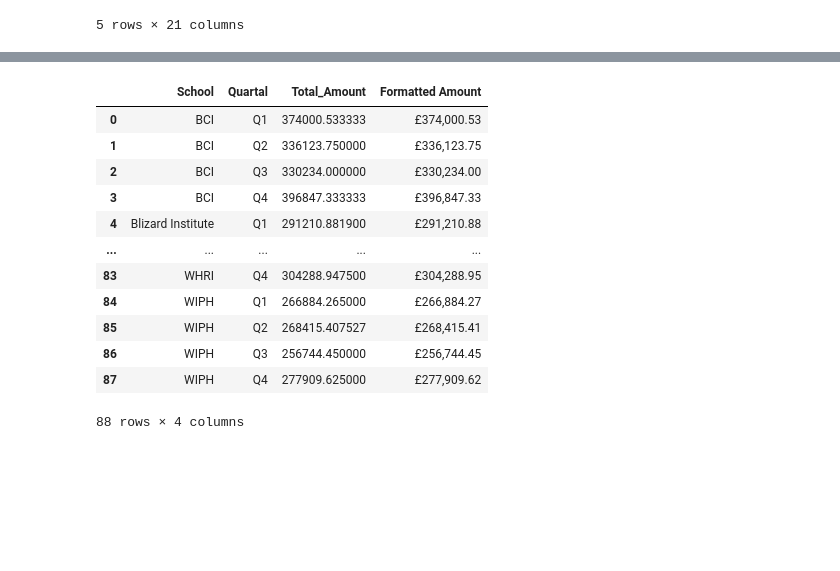
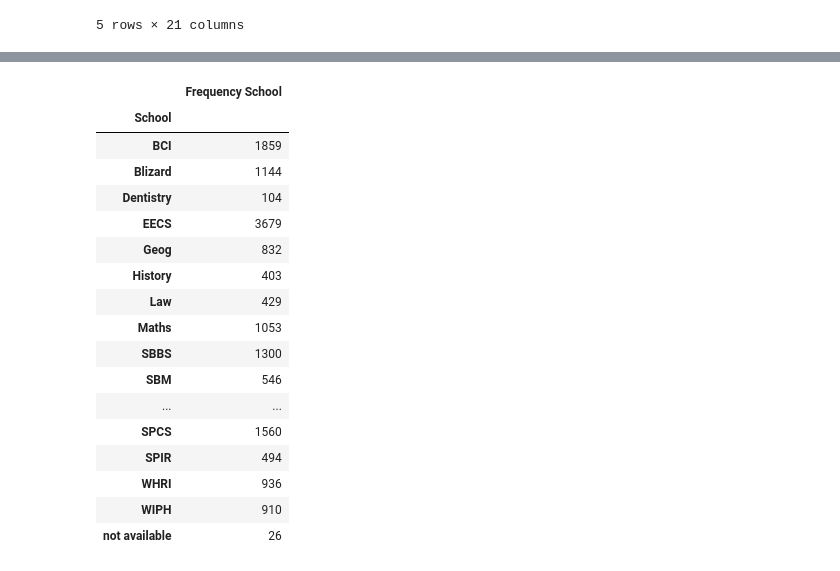
Before and after one commit to graciaandr/QM_PGR_project, a Jupyter notebook: updated_nb_studentship_analysis_WP3_year2022-23.ipynb, the cells around one changed output, grey strips where cells are left out. Cells and saved outputs as stored; diff of their text form; code cells hidden in the pictures; blank space fills up the shorter version.

```diff
--- a/updated_nb_studentship_analysis_WP3_year2022-23.ipynb
+++ b/updated_nb_studentship_analysis_WP3_year2022-23.ipynb
@@ -41,7 +41,7 @@ df_melted['Date'] = pd.to_datetime(df_melted['Date'], errors='coerce')  # 'coerc
 df_melted['Amount'] = pd.to_numeric(df_melted['Amount'], errors='coerce')
 
 # Convert the "Source" column to strings
-df_melted["Source"] = df_melted["Source"].astype(str)
+df_melted["Source"] = df_melted["Source"].astype(str).fillna('not available')
 # %%
 # Uncomment this block for dataset 2022-23
 # but do not run for all other datasets
@@ -94,0 +146,13 @@ print(sorted(df_melted["School"].unique().tolist()))
+# %%
+# Initialize an empty dictionary for replacements
+replacements2 = {}
+
+# Iterate over each row in the category_mapping DataFrame to generate regex patterns
+for index, row in category_mapping2.iterrows():
+    source = row['Source']
+    classification = row['Source classification']
+    # Create a regex pattern that matches the source within any text
+    pattern = rf'.*{re.escape(source)}.*'
+    replacements2[pattern] = classification
+
+replacements.update(replacements2)
@@ -371,16 +417,0 @@ studentship_payments_by_school
-# %%
-studentship_payments_by_school_quartal_totals
-# %% [output]
-|  | School | Quartal | Total_Amount | Formatted Amount |
-| 0 | BCI | Q1 | 374000.533333 | £374,000.53 |
-| 1 | BCI | Q2 | 336123.750000 | £336,123.75 |
-| 2 | BCI | Q3 | 330234.000000 | £330,234.00 |
-| 3 | BCI | Q4 | 396847.333333 | £396,847.33 |
-| 4 | Blizard Institute | Q1 | 291210.881900 | £291,210.88 |
-| ... | ... | ... | ... | ... |
-| 83 | WHRI | Q4 | 304288.947500 | £304,288.95 |
-| 84 | WIPH | Q1 | 266884.265000 | £266,884.27 |
-| 85 | WIPH | Q2 | 268415.407527 | £268,415.41 |
-| 86 | WIPH | Q3 | 256744.450000 | £256,744.45 |
-| 87 | WIPH | Q4 | 277909.625000 | £277,909.62 |
-88 rows × 4 columns
@@ -386,0 +421,43 @@ studentship_payments_by_school_quartal_totals
+# %%
+# Calculate mean amount spent per source and per school
+mean_amount_per_source = df_melted.groupby('Source')['Amount'].mean().to_frame(name='Mean Amount Source').sort_index()
+mean_amount_per_school = df_melted.groupby('School')['Amount'].mean().to_frame(name='Mean Amount School').sort_index()
+
+# Calculate frequency by source and by school
+frequency_by_source = df_melted['Source'].value_counts().to_frame(name='Frequency Source').sort_index()
+frequency_by_school = df_melted['School'].value_counts().to_frame(name='Frequency School').sort_index()
+
+# Create the studentship payments by school and source tables
+studentship_payments_by_school = df_melted.groupby('School').agg({'Amount': 'sum'}).sort_index()
+studentship_payments_by_source = df_melted.groupby('Source').agg({'Amount': 'sum'}).sort_index()
+
+# Save to Excel file
+with pd.ExcelWriter('output2022-23.xlsx') as writer:
+    mean_amount_per_source.to_excel(writer, sheet_name='Mean Amount per Source')
+    frequency_by_source.to_excel(writer, sheet_name='Frequency by Source')
+    studentship_payments_by_source.to_excel(writer, sheet_name='Payments by Source')
+    mean_amount_per_school.to_excel(writer, sheet_name='Mean Amount per School')
+    frequency_by_school.to_excel(writer, sheet_name='Frequency by School')
+    studentship_payments_by_school.to_excel(writer, sheet_name='Payments by School')
+# %%
+mean_amount_per_source
+frequency_by_school
+# %% [output]
+|  | Frequency School |
+| School |  |
+| BCI | 1859 |
+| Blizard | 1144 |
+| Dentistry | 104 |
+| EECS | 3679 |
+| Geog | 832 |
+| History | 403 |
+| Law | 429 |
+| Maths | 1053 |
+| SBBS | 1300 |
+| SBM | 546 |
+| ... | ... |
+| SPCS | 1560 |
+| SPIR | 494 |
+| WHRI | 936 |
+| WIPH | 910 |
+| not available | 26 |
```
Also changed, not shown: parts of 11 cells of this notebook, 1 other file.
